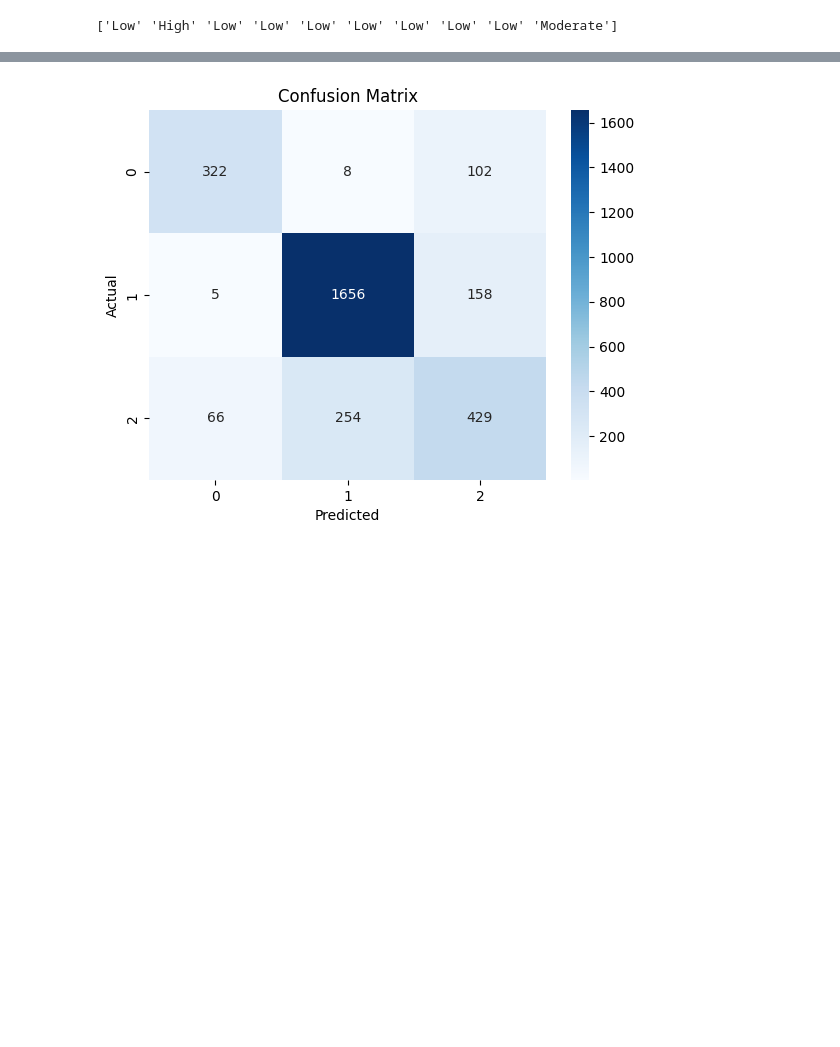
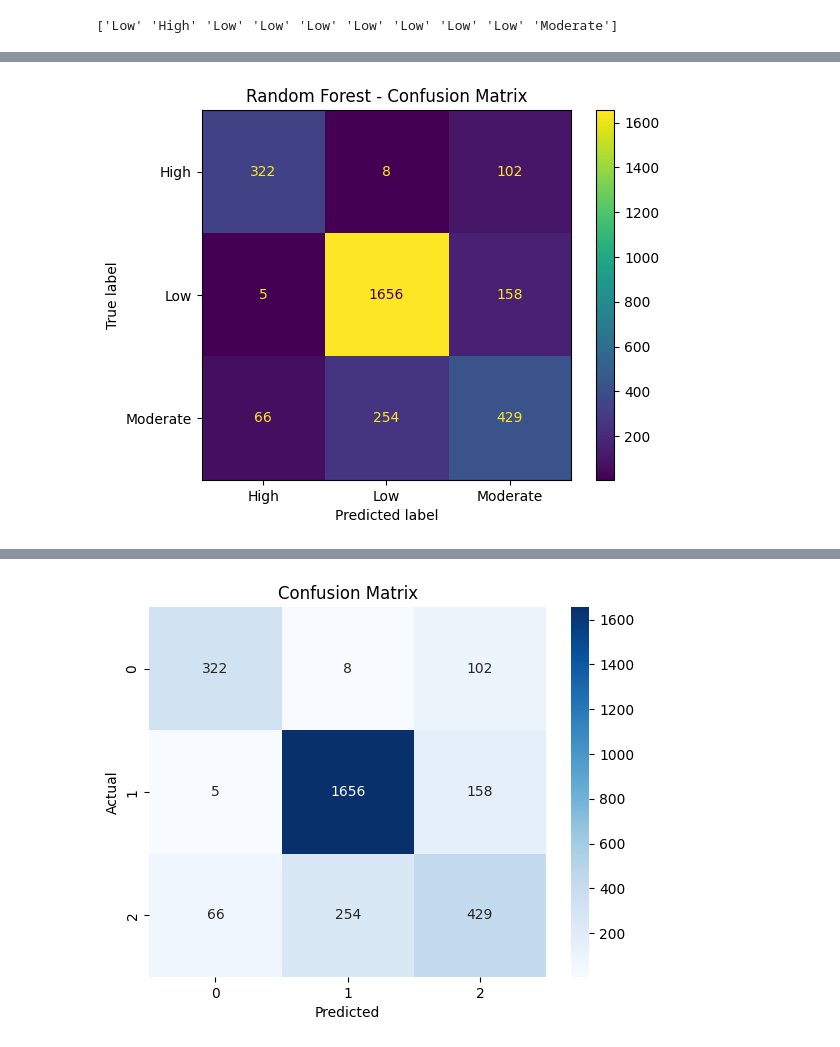
Before and after one commit to jjannetjoseph/Diabetes-risk-prediction, a Jupyter notebook: Diabet.ipynb, the cells around one changed output, grey strips where cells are left out. Saved outputs shown, nothing was run; the diff lists cells and outputs as text; code cells hidden in the pictures; blank space fills up the shorter version.

```diff
--- a/Diabet.ipynb
+++ b/Diabet.ipynb
@@ -517,0 +620,13 @@ print(cm)
+# %%
+from sklearn.metrics import confusion_matrix, ConfusionMatrixDisplay
+import matplotlib.pyplot as plt
+cm_rf = confusion_matrix(y_test, y_pred)
+disp = ConfusionMatrixDisplay(
+    confusion_matrix=cm_rf,
+    display_labels=model.classes_
+)
+disp.plot()
+plt.title("Random Forest - Confusion Matrix")
+plt.show()
+# %% [output]
+[figure, added]
```
Also changed, not shown: parts of 27 cells of this notebook, 1 other file.
